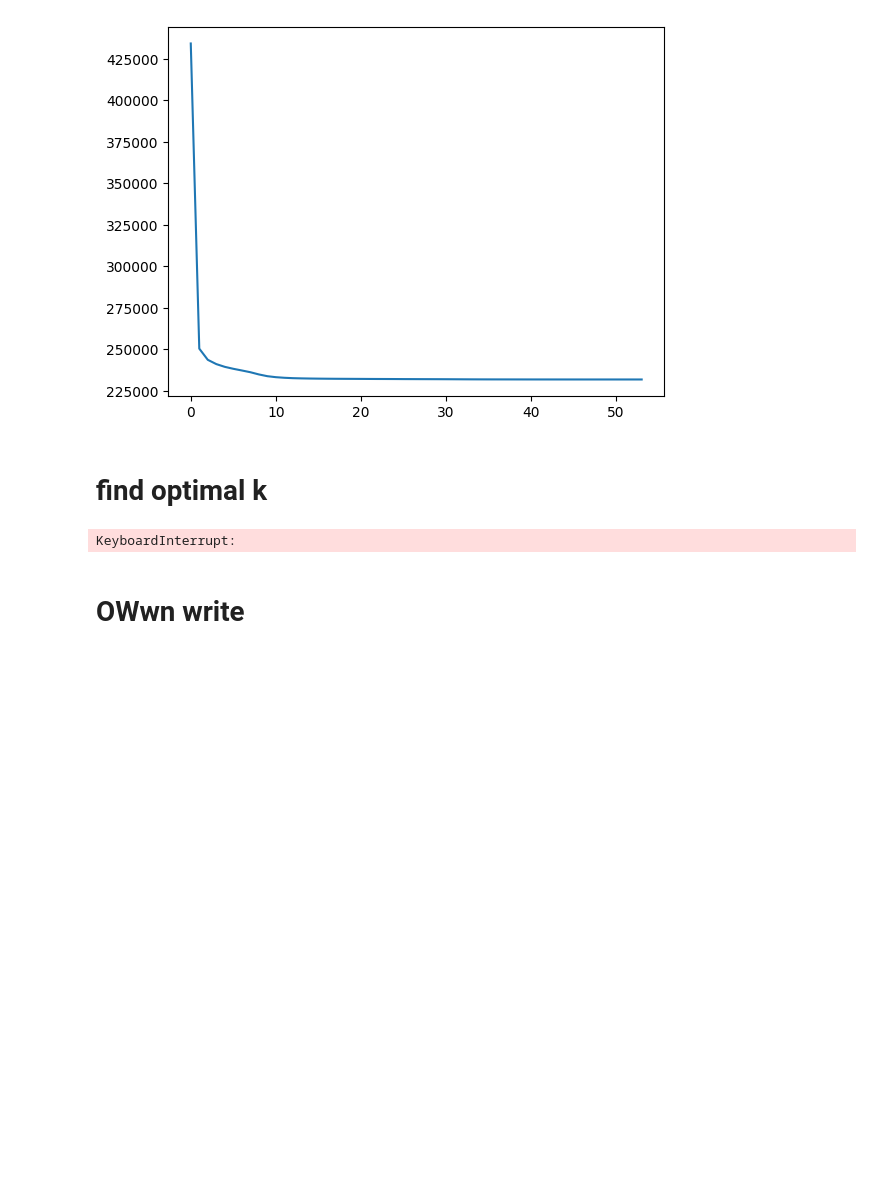
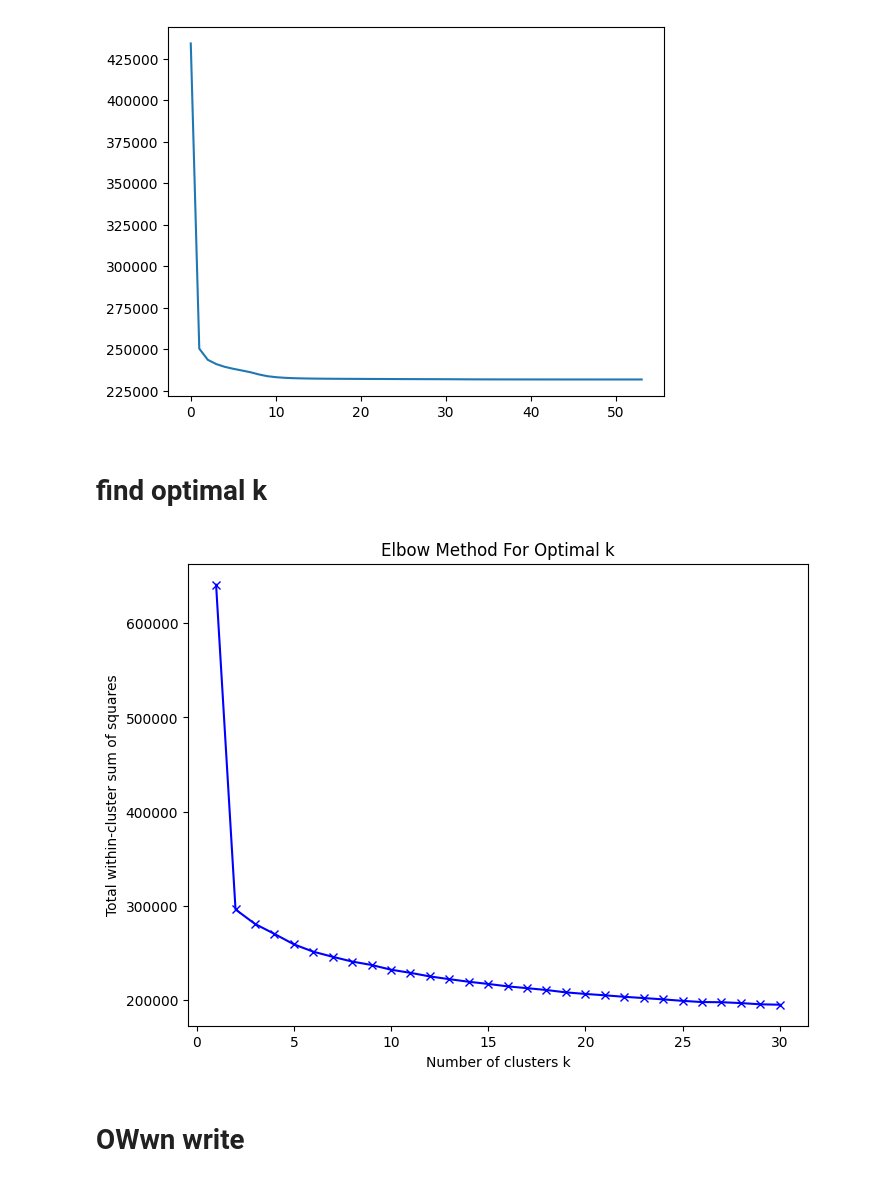
Before and after one commit to Liu-Rain/PCA-Kmeans-Kernel-Methods, a Jupyter notebook: Assignment3.ipynb, the cells around one changed output. Saved outputs shown, nothing was run; the diff lists cells and outputs as text; code cells hidden in the pictures; blank space fills up the shorter version.

```diff
--- a/Assignment3.ipynb
+++ b/Assignment3.ipynb
@@ -169,14 +169,14 @@ plt.plot(loss)
 # %% [markdown]
 # find optimal k
 # %%
-from sklearn.metrics import silhouette_score
-
 def k_means(x, k = 2 , epochs = 600):
     # 1. Randomly initialize k centroids
     x = x.values
     np.random.seed(2024)
     clusters = []
-    result = 0
+
+    loss_history = []
+
     # ==============================================================
     # "you need to randomly initialize k centroids using x"
     cluster_center = x[np.random.choice(x.shape[0], k, replace=False)]
@@ -206,57 +206,57 @@ def k_means(x, k = 2 , epochs = 600):
             c = np.argmin(distances)
 
             # ==============================================================
             clusters[c].append(i) # Append this datapoint to this cluster
 
         ## b. M-step: recalculate the location of the centroid using the mean of the clusters
         for i in range(k):
             # ==============================================================
             # "You need to calculate the position of the new centroids"
             if len(clusters[i]) == 0:
                 new_clusters_center[i] = x[np.random.choice(x.shape[0], replace=False)]
             else:
                 new_clusters_center[i] = np.sum(x[clusters[i]],axis=0) / len(clusters[i])
 
             # ==============================================================
 
         # c. If the centroid did not change, the algorithm should be stopped, otherwise continue.
         if np.all(new_clusters_center == cluster_center):
-            for i in range(k):
-
-                cluster_points = x[clusters[i]]  # Get all points in cluster `i`
-                print(clusters)
-                centroid = cluster_center[i]     # Get the centroid of cluster `i`
-                total_distance = np.sum(np.linalg.norm(cluster_points - centroid, ord = 2, axis=1))
-                result += total_distance
-
-            return clusters, new_clusters_center, result
+            return clusters, new_clusters_center, loss_history
 
         # d. update the centroid
-        loss.append(abs(np.sum(new_clusters_center - cluster_center)))
+        current_loss = 0
+        for i in range(k):
+            if len(clusters[i]) > 0:
+                current_loss += np.sum(np.linalg.norm(x[clusters[i]] - cluster_center[i], axis=1) ** 2)
+        loss_history.append(current_loss)
         # ==============================================================
         cluster_center = new_clusters_center
 
         # ==============================================================
-    return clusters, cluster_center, result
+    return clusters, cluster_center, loss_history
 
 
-loss = []
-result_arr = []
-
-#for k in range(2, 30):
-#  kmeans = KMeans(n_clusters = k).fit(x)
-#  labels = kmeans.labels_
-#  sil.append(silhouette_score(x, labels, metric = 'euclidean'))
 
 
-clusters, cluster_center, result = k_means(df, 10)
-#for k in range(2,40):
-#    clusters, cluster_center, result = k_means(df, k)
-#    result_arr.append(result)
+def elbow_method(x, k_max=30, epochs=600):
+    loss_list = []
+    K = range(1, k_max + 1)
+    for k in K:
+        clusters, cluster_center, loss_history = k_means(x, k=k, epochs=epochs)
+        # Get the final loss (total within-cluster sum of squares)
+        final_loss = loss_history[-1]
+        loss_list.append(final_loss)
+    # Plotting the elbow plot
+    plt.figure(figsize=(8, 6))
+    plt.plot(K, loss_list, 'bx-')
+    plt.xlabel('Number of clusters k')
+    plt.ylabel('Total within-cluster sum of squares')
+    plt.title('Elbow Method For Optimal k')
+    plt.show()
 
-#plt.plot(result_arr)
+elbow_method(df)
 # %% [output]
-KeyboardInterrupt:
+[figure, added]
 # %% [markdown]
 # OWwn write
 # %%
```
Also changed, not shown: parts of 5 cells of this notebook.
